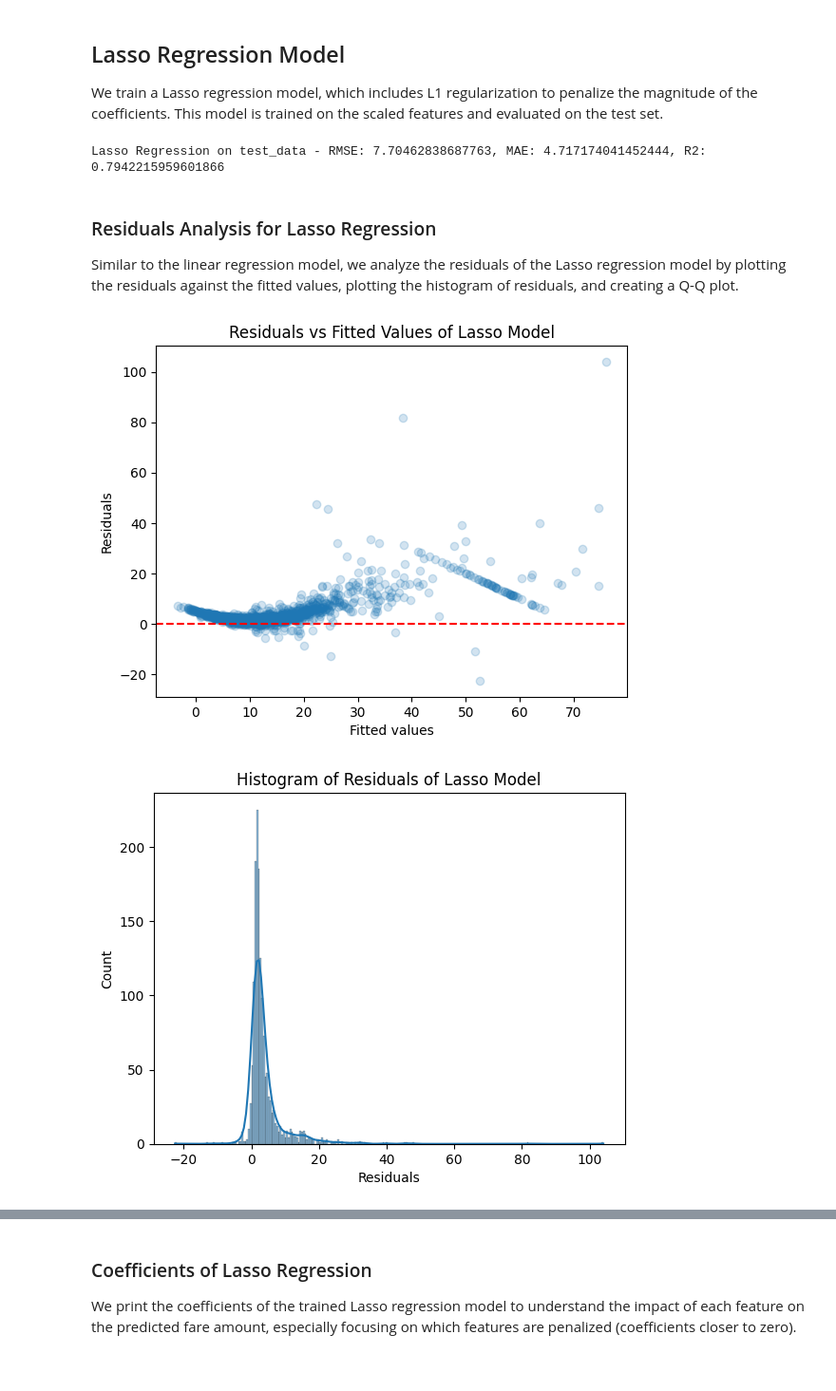
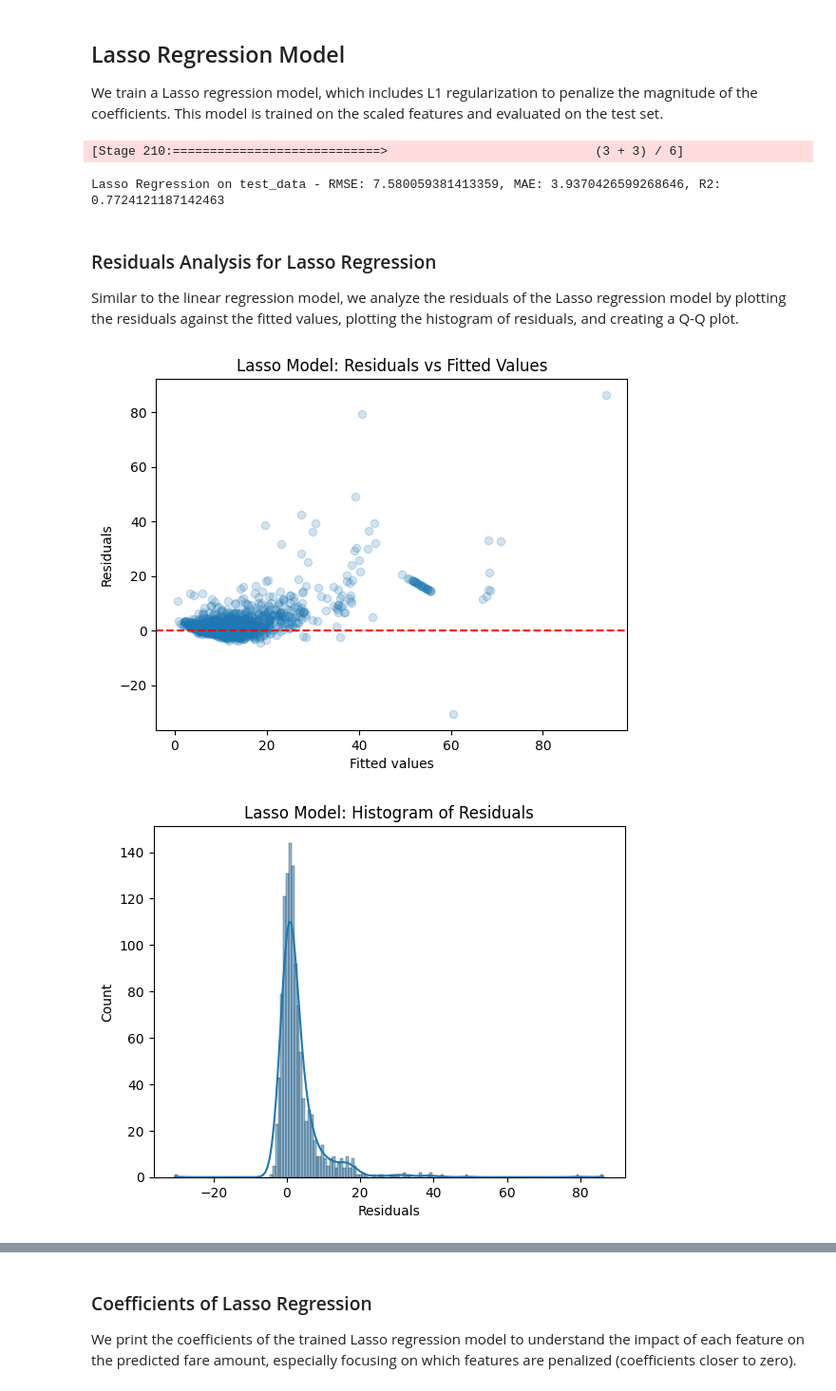
Before and after one commit to jennymaidev/nyc-taxi-prediction, a Jupyter notebook: notebooks/linear_model.ipynb, the cells around one changed output, grey strips where cells are left out. Shown at 95% size. Cells and saved outputs as stored; diff of their text form; code cells hidden in the pictures.

```diff
--- a/notebooks/linear_model.ipynb
+++ b/notebooks/linear_model.ipynb
@@ -64,3 +109,0 @@ df_train.count()
-# %%
-# Drop datetime columns that are not needed for modeling
-df_train = df_train.drop('tpep_pickup_datetime', 'tpep_dropoff_datetime')
@@ -91,8 +171,21 @@ relevant_columns = ['VendorID',
 
 
 # Split the data into training and test sets based on the time frame
-train_data = df_train.filter(col('days_since_2022_11_01').between(0, 143))
-test_data = df_train.filter(col('days_since_2022_11_01').between(144, 180))
+train_end_date = '2023-03-31'
+test_start_date = '2023-04-01'
+
+train_data = df_train.filter(
+    (to_date(col('tpep_pickup_datetime')) >= '2022-11-01') &
+    (to_date(col('tpep_pickup_datetime')) <= train_end_date)
+)
+
+test_data = df_train.filter(
+    (to_date(col('tpep_pickup_datetime')) >= test_start_date) &
+    (to_date(col('tpep_pickup_datetime')) <= '2023-04-30')
+)
+# %%
+train_data = train_data.drop('tpep_pickup_datetime', 'tpep_dropoff_datetime')
+test_data = test_data.drop('tpep_pickup_datetime', 'tpep_dropoff_datetime')
 # %% [markdown]
 ## Feature Assembly and Scaling
 
@@ -264,7 +417,8 @@ lasso_test_mae = mae_evaluator.evaluate(lasso_test_predictions)
 lasso_test_r2 = r2_evaluator.evaluate(lasso_test_predictions)
 print(f"Lasso Regression on test_data - RMSE: {lasso_test_rmse}, MAE: {lasso_test_mae}, R2: {lasso_test_r2}")
 # %% [output]
-Lasso Regression on test_data - RMSE: 7.70462838687763, MAE: 4.717174041452444, R2: 0.7942215959601866
+[Stage 210:============================>                            (3 + 3) / 6]
+Lasso Regression on test_data - RMSE: 7.580059381413359, MAE: 3.9370426599268646, R2: 0.7724121187142463
 # %% [markdown]
 ### Residuals Analysis for Lasso Regression
 
@@ -282,15 +436,15 @@ plt.ylabel('Residuals')
 plt.title('Lasso Model: Residuals vs Fitted Values')
 plt.show()
 # %% [output]
-[figure, old version]
+[figure, new version]
 # %%
 # Plot histogram of residuals for the Lasso model
 sns.histplot(predictions_and_residuals_lasso_pd['residuals'], kde=True)
 plt.xlabel('Residuals')
-plt.title('Histogram of Residuals of Lasso Model')
+plt.title('Lasso Model: Histogram of Residuals')
 plt.show()
 # %% [output]
-[figure, old version]
+[figure, new version]
 # %%
 # Q-Q plot of residuals for the Lasso model to check normality
 probplot(predictions_and_residuals_lasso_pd['residuals'], dist="norm", plot=plt)
```
Also changed, not shown: parts of 32 cells of this notebook.
